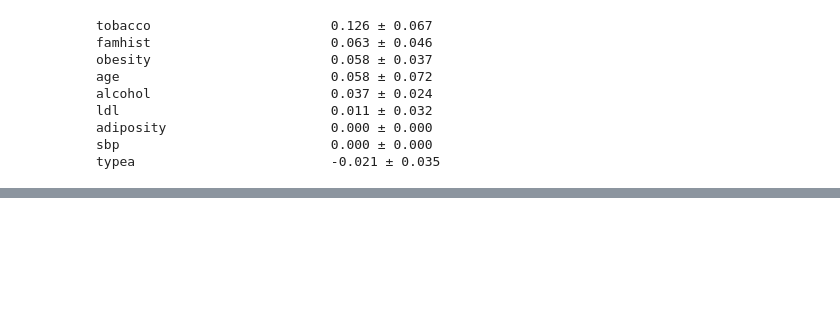
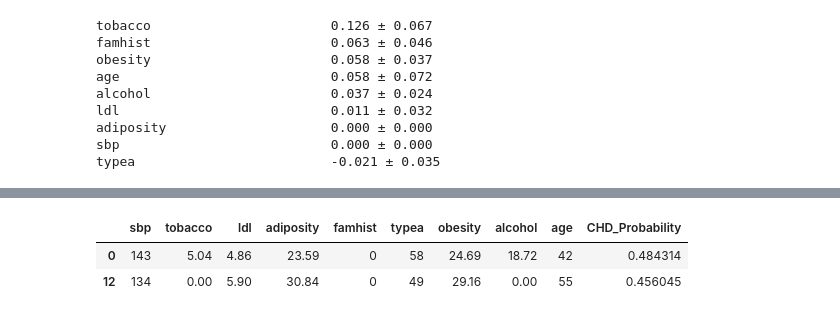
Before and after one commit to starshrimp/HumanMachineInteraction, a Jupyter notebook: Exercise Interactive ML-20240315/Exerc-Interactive_ML.ipynb, the cells around one changed output, grey strips where cells are left out. Cells and saved outputs as stored; diff of their text form; code cells hidden in the pictures; blank space fills up the shorter version.

```diff
--- a/Exercise Interactive ML-20240315/Exerc-Interactive_ML.ipynb
+++ b/Exercise Interactive ML-20240315/Exerc-Interactive_ML.ipynb
@@ -154,0 +219,6 @@ typea                         -0.021 ± 0.035
+# %%
+uncertain_cases.head(10)
+# %% [output]
+|  | sbp | tobacco | ldl | adiposity | famhist | typea | obesity | alcohol | age | CHD_Probability |
+| 0 | 143 | 5.04 | 4.86 | 23.59 | 0 | 58 | 24.69 | 18.72 | 42 | 0.484314 |
+| 12 | 134 | 0.00 | 5.90 | 30.84 | 0 | 49 | 29.16 | 0.00 | 55 | 0.456045 |
```
Also changed, not shown: parts of 5 cells of this notebook.
